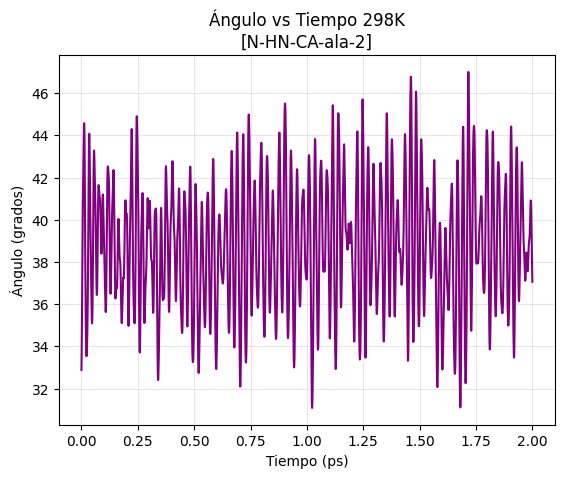
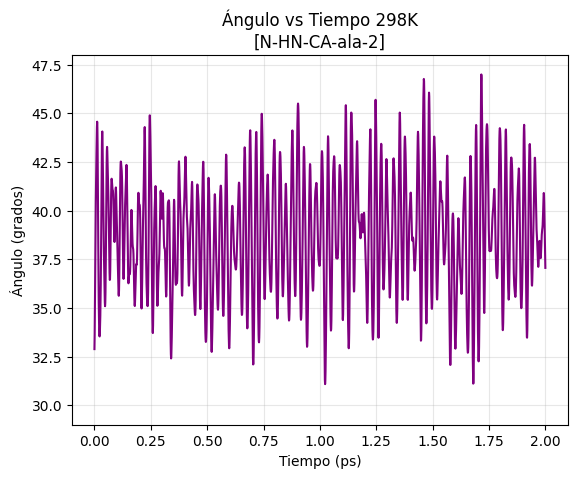
The notebook cell's code change between the first figure and the second:
--- before
+++ after
@@ -4,4 +4,5 @@
 plt.ylabel("Ángulo (grados)") 
 plt.title("Ángulo vs Tiempo 298K\n" + r"[N-HN-CA-ala-2]") 
+plt.ylim(29,48)
 plt.grid(alpha=0.3)
 plt.show()

Commit: Añadimos límites ylim